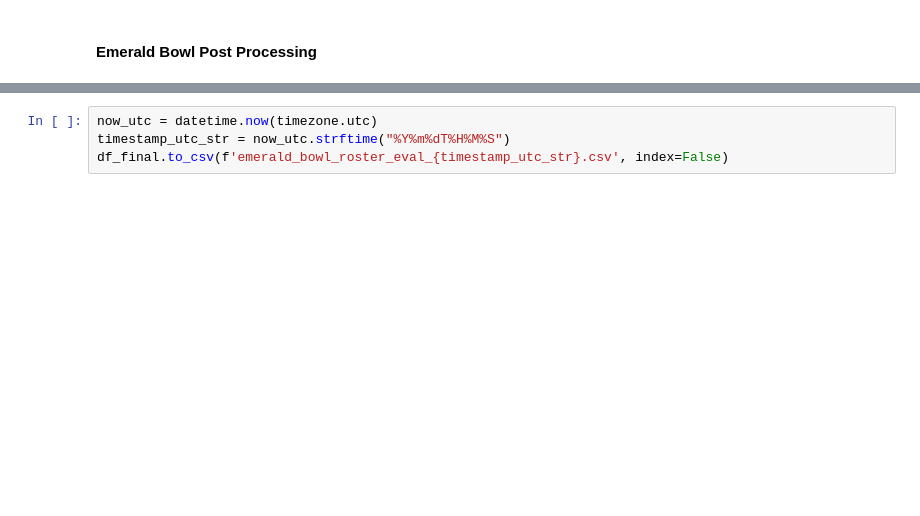
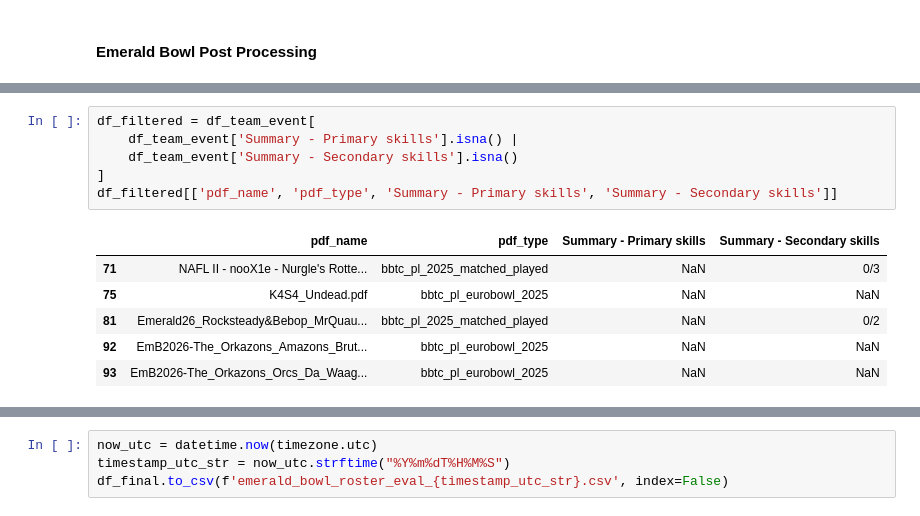
Before and after one commit to mpSchrader/BBRosterVisualizer, a Jupyter notebook: notebooks/Roster Processing Iteration - BB25.ipynb, the cells around one changed output, grey strips where cells are left out. Drawn from its saved outputs; the diff is of its cells as text; blank space fills up the shorter version.

```diff
--- a/notebooks/Roster Processing Iteration - BB25.ipynb
+++ b/notebooks/Roster Processing Iteration - BB25.ipynb
@@ -825,3 +921,16 @@ df_final
+# %%
+df_filtered = df_team_event[
+    df_team_event['Summary - Primary skills'].isna() |
+    df_team_event['Summary - Secondary skills'].isna()
+]
+df_filtered[['pdf_name', 'pdf_type', 'Summary - Primary skills', 'Summary - Secondary skills']]
+# %% [output]
+|  | pdf_name | pdf_type | Summary - Primary skills | Summary - Secondary skills |
+| 71 | NAFL II - nooX1e - Nurgle's Rotte... | bbtc_pl_2025_matched_played | NaN | 0/3 |
+| 75 | K4S4_Undead.pdf | bbtc_pl_eurobowl_2025 | NaN | NaN |
+| 81 | Emerald26_Rocksteady&Bebop_MrQuau... | bbtc_pl_2025_matched_played | NaN | 0/2 |
+| 92 | EmB2026-The_Orkazons_Amazons_Brut... | bbtc_pl_eurobowl_2025 | NaN | NaN |
+| 93 | EmB2026-The_Orkazons_Orcs_Da_Waag... | bbtc_pl_eurobowl_2025 | NaN | NaN |
 # %%
 df_team_event[["pdf_name", "team_captain_pro_as_secondary", "team_captain"]]
 # %% [output]
```
Also changed, not shown: parts of 26 cells of this notebook.
